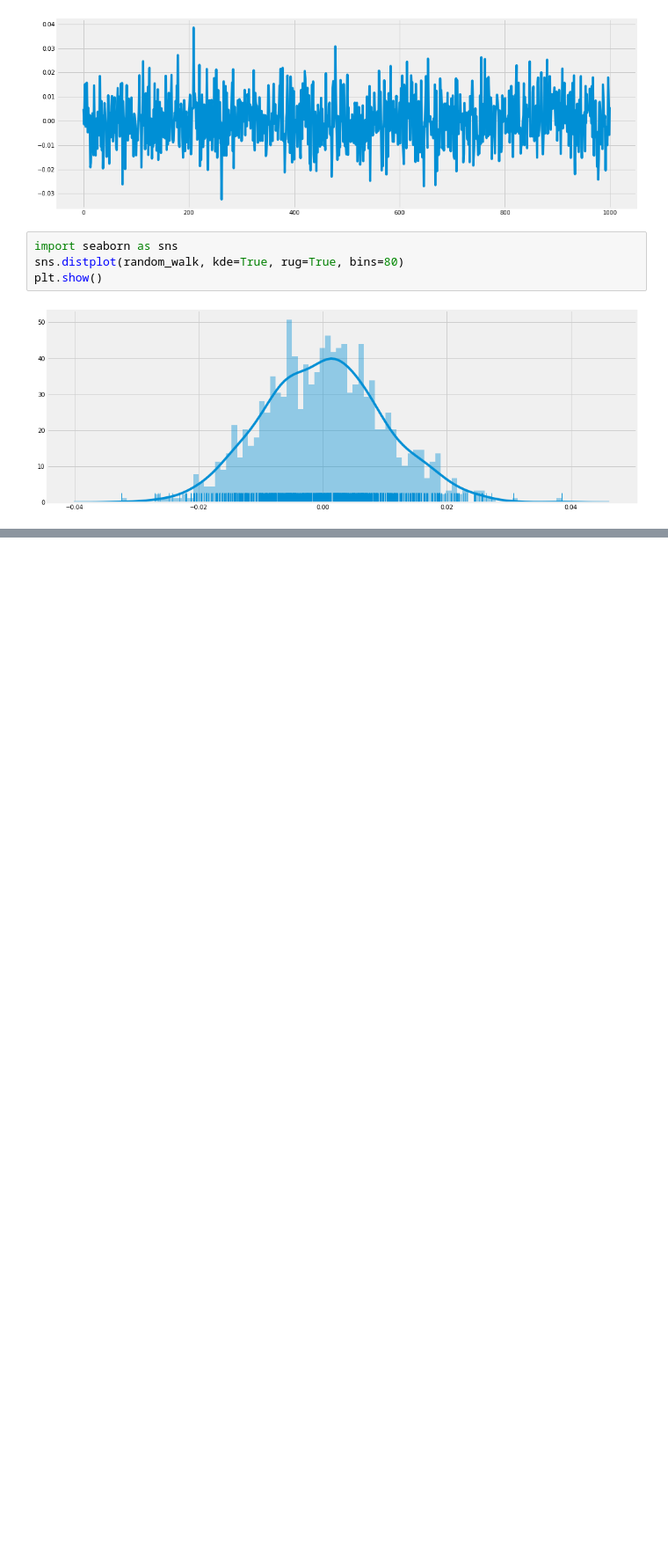
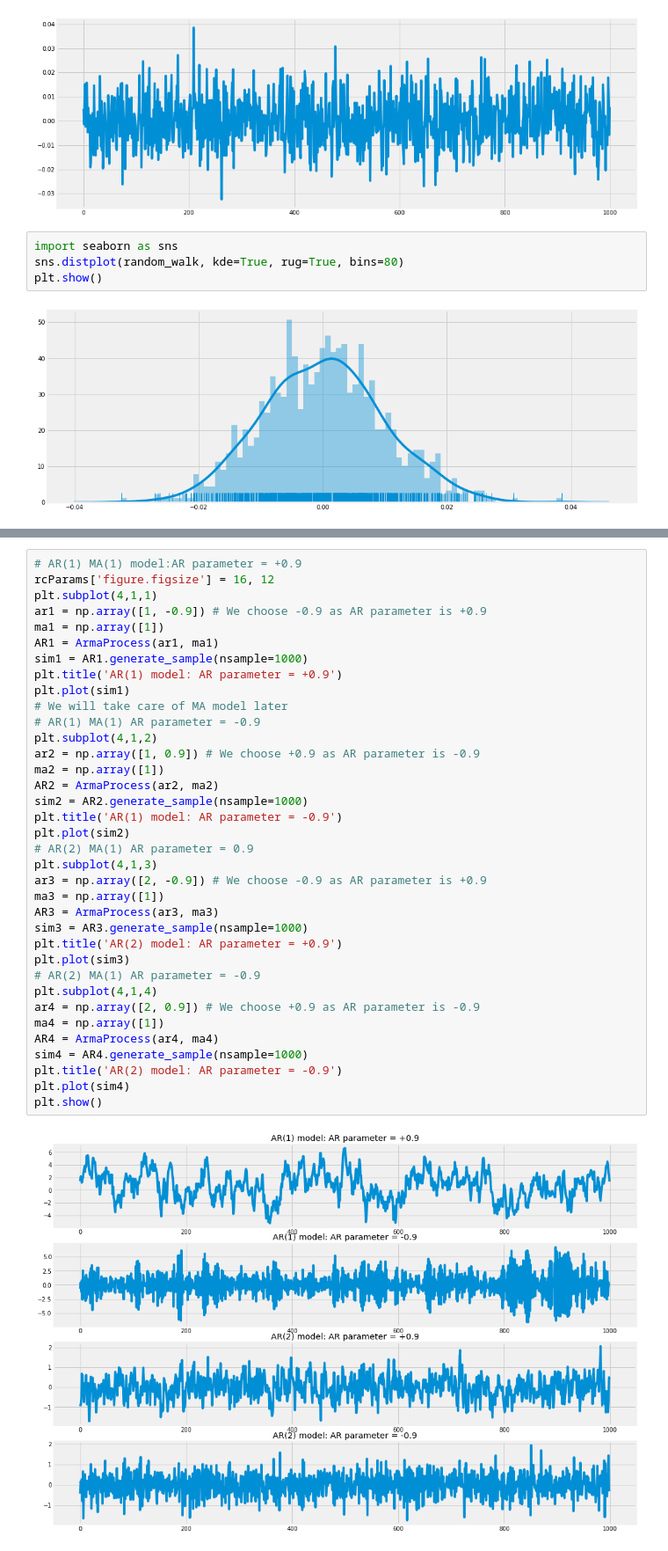
Before and after one commit to suhyun-cho/study, a Jupyter notebook: Time-Series/Time-series_reference.ipynb, the cells around one changed output, grey strips where cells are left out. Shown at 88% size. Cells and saved outputs as stored; diff of their text form; blank space fills up the shorter version.

Commit message:
modeling done

```diff
--- a/Time-Series/Time-series_reference.ipynb
+++ b/Time-Series/Time-series_reference.ipynb
@@ -651,0 +702,38 @@ plt.show()
+# %%
+# AR(1) MA(1) model:AR parameter = +0.9
+rcParams['figure.figsize'] = 16, 12
+plt.subplot(4,1,1)
+ar1 = np.array([1, -0.9]) # We choose -0.9 as AR parameter is +0.9
+ma1 = np.array([1])
+AR1 = ArmaProcess(ar1, ma1)
+sim1 = AR1.generate_sample(nsample=1000)
+plt.title('AR(1) model: AR parameter = +0.9')
+plt.plot(sim1)
+# We will take care of MA model later
+# AR(1) MA(1) AR parameter = -0.9
+plt.subplot(4,1,2)
+ar2 = np.array([1, 0.9]) # We choose +0.9 as AR parameter is -0.9
+ma2 = np.array([1])
+AR2 = ArmaProcess(ar2, ma2)
+sim2 = AR2.generate_sample(nsample=1000)
+plt.title('AR(1) model: AR parameter = -0.9')
+plt.plot(sim2)
+# AR(2) MA(1) AR parameter = 0.9
+plt.subplot(4,1,3)
+ar3 = np.array([2, -0.9]) # We choose -0.9 as AR parameter is +0.9
+ma3 = np.array([1])
+AR3 = ArmaProcess(ar3, ma3)
+sim3 = AR3.generate_sample(nsample=1000)
+plt.title('AR(2) model: AR parameter = +0.9')
+plt.plot(sim3)
+# AR(2) MA(1) AR parameter = -0.9
+plt.subplot(4,1,4)
+ar4 = np.array([2, 0.9]) # We choose +0.9 as AR parameter is -0.9
+ma4 = np.array([1])
+AR4 = ArmaProcess(ar4, ma4)
+sim4 = AR4.generate_sample(nsample=1000)
+plt.title('AR(2) model: AR parameter = -0.9')
+plt.plot(sim4)
+plt.show()
+# %% [output]
+[figure, added]
```
Also changed, not shown: parts of 40 cells of this notebook.
